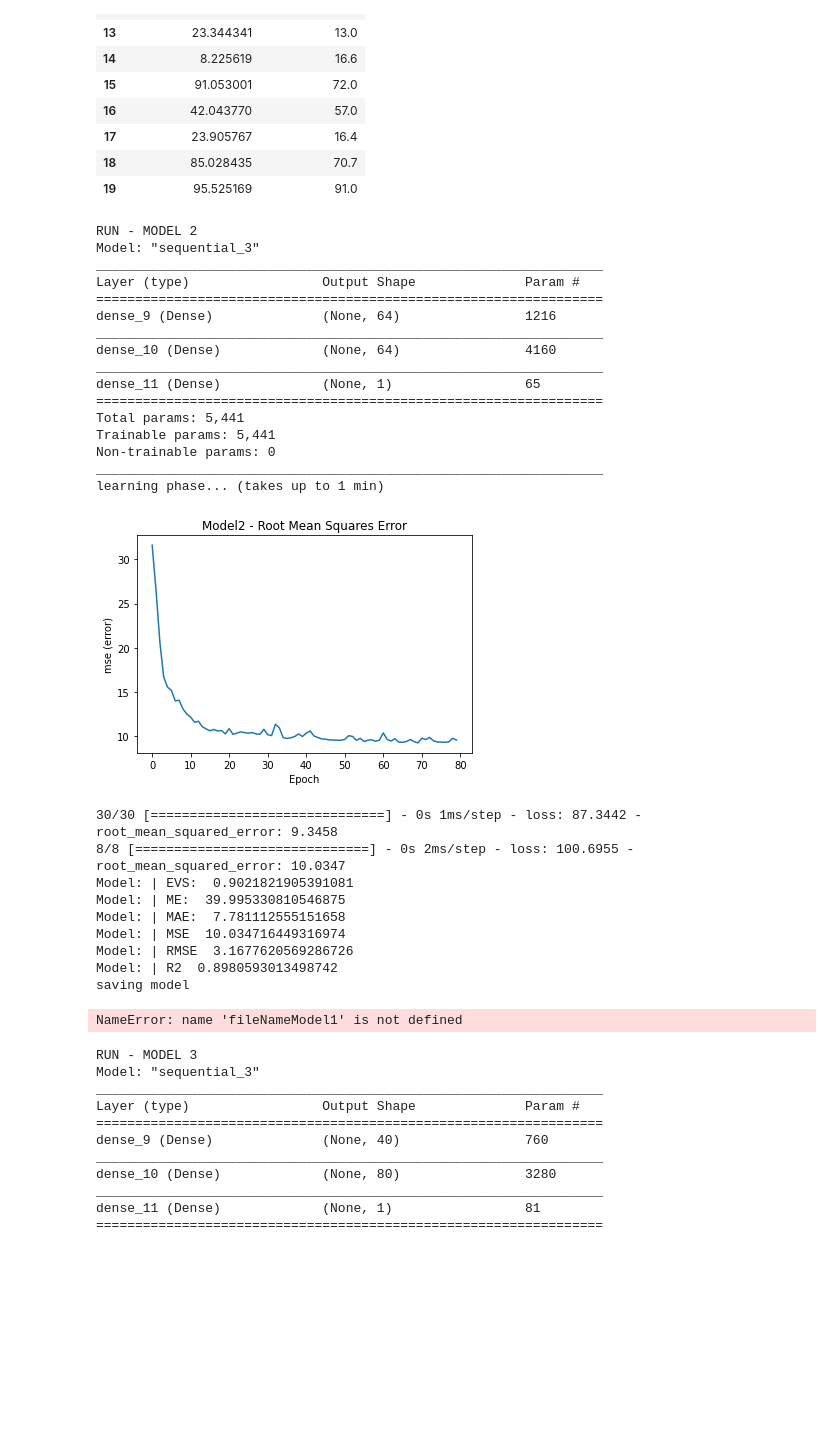
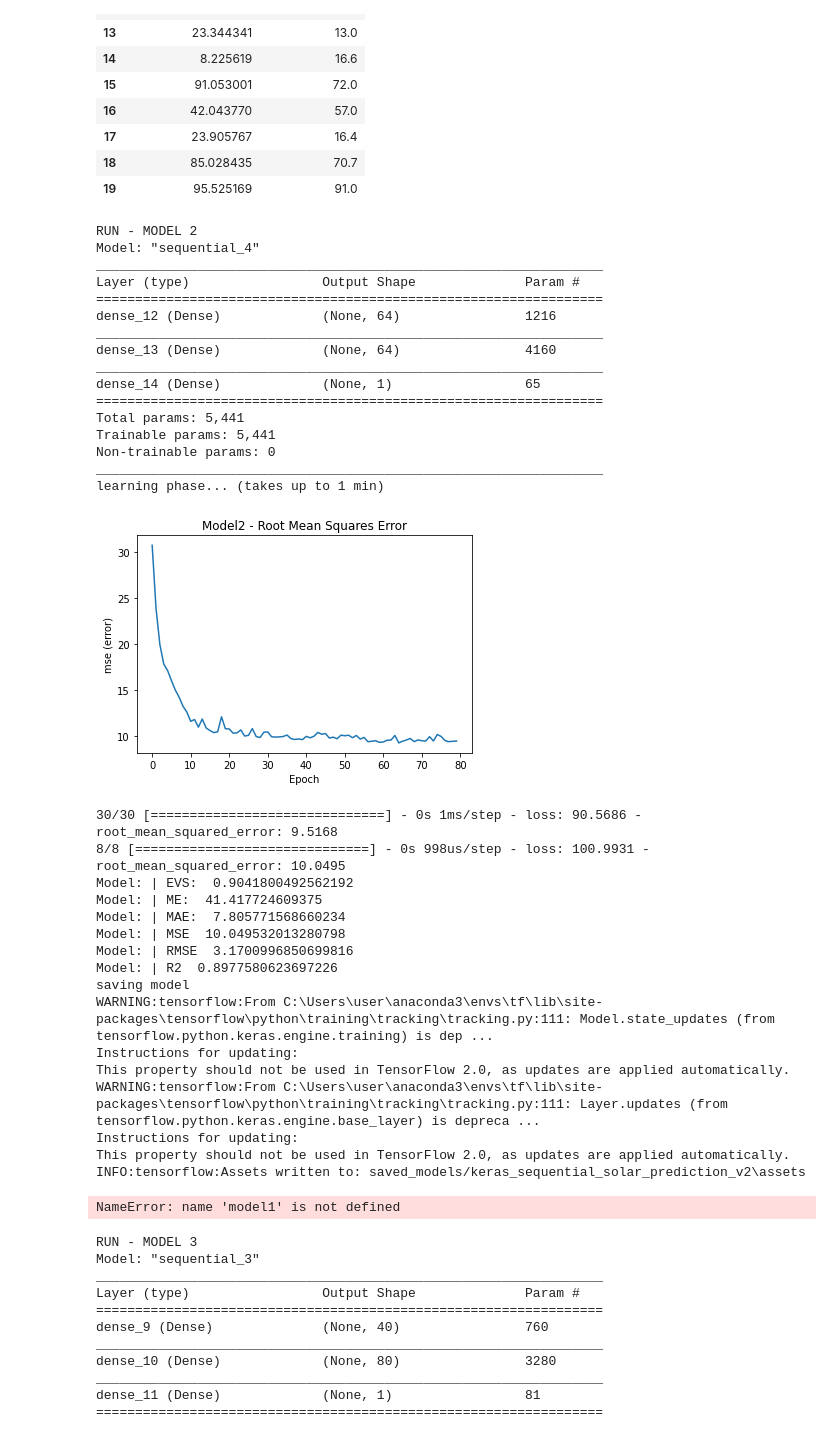
Before and after one commit to the-s-a-m/solarprediction, a Jupyter notebook: SolarAnalysis.ipynb, the cells around one changed output. Drawn from its saved outputs; the diff is of its cells as text; code cells hidden in the pictures; blank space fills up the shorter version.

Commit message:
Fixed PredictioDashBoard && Save of Forms

```diff
--- a/SolarAnalysis.ipynb
+++ b/SolarAnalysis.ipynb
@@ -1447,49 +1447,56 @@ print('Model: | R2 ', R2)
 
 print('saving model')
 fileNameModel2 = 'saved_models/keras_sequential_solar_prediction_v2'
-tf.saved_model.save(model2, fileNameModel1)
+tf.saved_model.save(model2, fileNameModel2)
 model1.save_weights('saved_weights/keras_sequential_solar_prediction_v2')
 print('saved in saved_models und saved_weights as - ' + fileNameModel2)
 
 plt.figure(figsize=(16,6))
 plt.scatter(y_test_pred_m2, y_test)
 plt.xlabel('Predicted Production')
 plt.ylabel('Real Production')
 plt.title('Predicted Production vs. Real Production')
 plt.show()
 
 combined = np.array([y_test_pred_m2.transpose()[0], np.array(y_test)]).transpose()
 results = pd.DataFrame(data=combined)
 results.columns = ['Predicted Production', 'Real Production']
 results[10:20]
 # %% [output]
 RUN - MODEL 2
-Model: "sequential_3"
+Model: "sequential_4"
 _________________________________________________________________
 Layer (type)                 Output Shape              Param #
 =================================================================
-dense_9 (Dense)              (None, 64)                1216
+dense_12 (Dense)             (None, 64)                1216
 _________________________________________________________________
-dense_10 (Dense)             (None, 64)                4160
+dense_13 (Dense)             (None, 64)                4160
 _________________________________________________________________
-dense_11 (Dense)             (None, 1)                 65
+dense_14 (Dense)             (None, 1)                 65
 =================================================================
 Total params: 5,441
 Trainable params: 5,441
 Non-trainable params: 0
 _________________________________________________________________
 learning phase... (takes up to 1 min)
-[figure, old version]
+[figure, new version]
-30/30 [==============================] - 0s 1ms/step - loss: 87.3442 - root_mean_squared_error: 9.3458
-8/8 [==============================] - 0s 2ms/step - loss: 100.6955 - root_mean_squared_error: 10.0347
-Model: | EVS:  0.9021821905391081
-Model: | ME:  39.995330810546875
-Model: | MAE:  7.781112555151658
-Model: | MSE  10.034716449316974
-Model: | RMSE  3.1677620569286726
-Model: | R2  0.8980593013498742
+30/30 [==============================] - 0s 1ms/step - loss: 90.5686 - root_mean_squared_error: 9.5168
+8/8 [==============================] - 0s 998us/step - loss: 100.9931 - root_mean_squared_error: 10.0495
+Model: | EVS:  0.9041800492562192
+Model: | ME:  41.417724609375
+Model: | MAE:  7.805771568660234
+Model: | MSE  10.049532013280798
+Model: | RMSE  3.1700996850699816
+Model: | R2  0.8977580623697226
 saving model
+WARNING:tensorflow:From C:\Users\user\anaconda3\envs\tf\lib\site-packages\tensorflow\python\training\tracking\tracking.py:111: Model.state_updates (from tensorflow.python.keras.engine.training) is dep ...
+Instructions for updating:
+This property should not be used in TensorFlow 2.0, as updates are applied automatically.
+WARNING:tensorflow:From C:\Users\user\anaconda3\envs\tf\lib\site-packages\tensorflow\python\training\tracking\tracking.py:111: Layer.updates (from tensorflow.python.keras.engine.base_layer) is depreca ...
+Instructions for updating:
+This property should not be used in TensorFlow 2.0, as updates are applied automatically.
+INFO:tensorflow:Assets written to: saved_models/keras_sequential_solar_prediction_v2\assets
-NameError: name 'fileNameModel1' is not defined
+NameError: name 'model1' is not defined
 # %%
 #RUN - MODEL 3
 print('RUN - MODEL 3')
```
Also changed, not shown: parts of 2 cells of this notebook, 3 other files.
